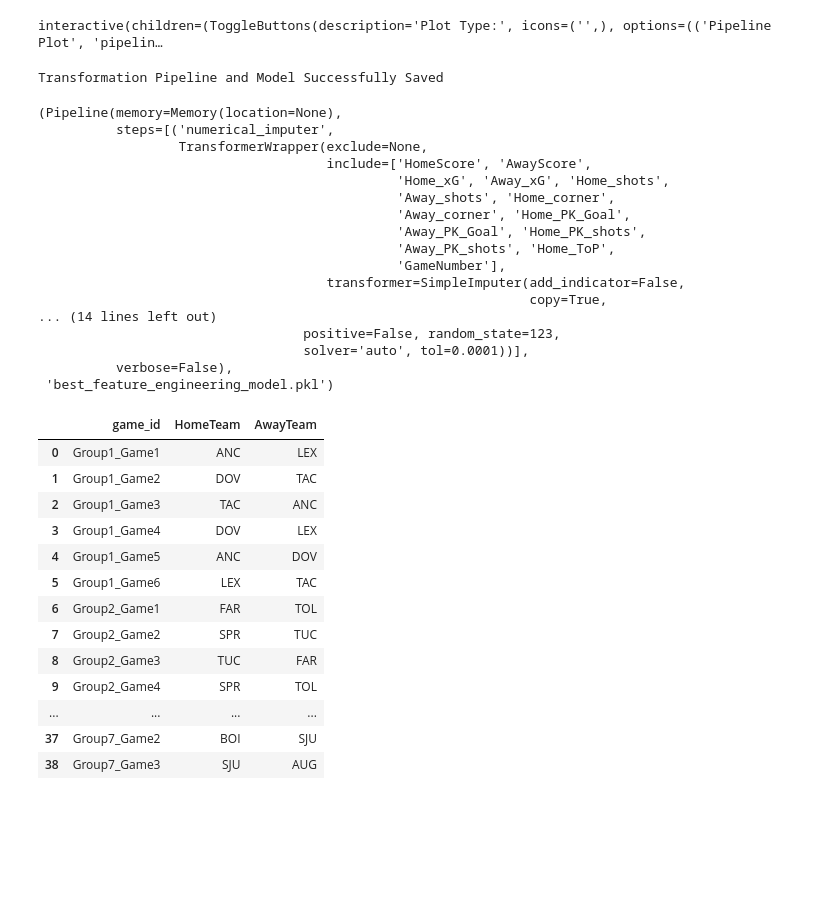
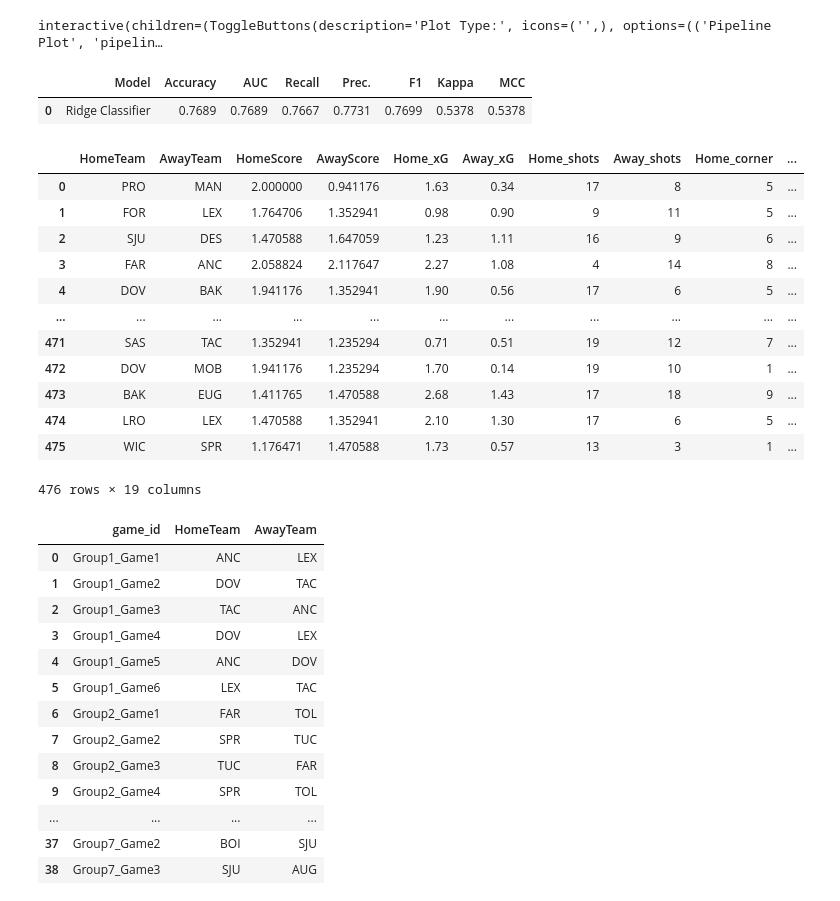
Before and after one commit to disbh/Wharton-HS-Competition-Soccer-Playoff-Predictions, a Jupyter notebook: python/feature_engineering.ipynb, the cells around one changed output. Drawn from its saved outputs; the diff is of its cells as text; code cells hidden in the pictures; blank space fills up the shorter version.

```diff
--- a/python/feature_engineering.ipynb
+++ b/python/feature_engineering.ipynb
@@ -371,27 +355,32 @@ best = s.compare_models()
 s.evaluate_model(best)
 # %% [output]
 interactive(children=(ToggleButtons(description='Plot Type:', icons=('',), options=(('Pipeline Plot', 'pipelin…
+# %%
+# Use the model to predict the winners of the regular season games
+regular_results = s.predict_model(best, data=data, raw_score=True)
+
+# Predicted Winner
+regular_results['Predicted_Winner'] = np.where(regular_results['prediction_label'], regular_results['HomeTeam'], regular_results['AwayTeam'])
+
+regular_results
+# %% [output]
+|  | Model | Accuracy | AUC | Recall | Prec. | F1 | Kappa | MCC |
+| 0 | Ridge Classifier | 0.7689 | 0.7689 | 0.7667 | 0.7731 | 0.7699 | 0.5378 | 0.5378 |
+|  | HomeTeam | AwayTeam | HomeScore | AwayScore | Home_xG | Away_xG | Home_shots | Away_shots | Home_corner | ... |
+| 0 | PRO | MAN | 2.000000 | 0.941176 | 1.63 | 0.34 | 17 | 8 | 5 | ... |
+| 1 | FOR | LEX | 1.764706 | 1.352941 | 0.98 | 0.90 | 9 | 11 | 5 | ... |
+| 2 | SJU | DES | 1.470588 | 1.647059 | 1.23 | 1.11 | 16 | 9 | 6 | ... |
+| 3 | FAR | ANC | 2.058824 | 2.117647 | 2.27 | 1.08 | 4 | 14 | 8 | ... |
+| 4 | DOV | BAK | 1.941176 | 1.352941 | 1.90 | 0.56 | 17 | 6 | 5 | ... |
+| ... | ... | ... | ... | ... | ... | ... | ... | ... | ... | ... |
+| 471 | SAS | TAC | 1.352941 | 1.235294 | 0.71 | 0.51 | 19 | 12 | 7 | ... |
+| 472 | DOV | MOB | 1.941176 | 1.235294 | 1.70 | 0.14 | 19 | 10 | 1 | ... |
+| 473 | BAK | EUG | 1.411765 | 1.470588 | 2.68 | 1.43 | 17 | 18 | 9 | ... |
+| 474 | LRO | LEX | 1.470588 | 1.352941 | 2.10 | 1.30 | 17 | 6 | 5 | ... |
+| 475 | WIC | SPR | 1.176471 | 1.470588 | 1.73 | 0.57 | 13 | 3 | 1 | ... |
+476 rows × 19 columns
 # %%
-s.save_model(best, 'best_feature_engineering_model')
+# s.save_model(best, 'best_feature_engineering_model')
-# %% [output]
-Transformation Pipeline and Model Successfully Saved
-(Pipeline(memory=Memory(location=None),
-          steps=[('numerical_imputer',
-                  TransformerWrapper(exclude=None,
-                                     include=['HomeScore', 'AwayScore',
-                                              'Home_xG', 'Away_xG', 'Home_shots',
-                                              'Away_shots', 'Home_corner',
-                                              'Away_corner', 'Home_PK_Goal',
-                                              'Away_PK_Goal', 'Home_PK_shots',
-                                              'Away_PK_shots', 'Home_ToP',
-                                              'GameNumber'],
-                                     transformer=SimpleImputer(add_indicator=False,
-                                                               copy=True,
-... (14 lines left out)
-                                  positive=False, random_state=123,
-                                  solver='auto', tol=0.0001))],
-          verbose=False),
- 'best_feature_engineering_model.pkl')
 # %%
 # Load the group stage game data
 group_stage_data = pd.read_csv(os.path.join(os.path.dirname(os.getcwd()), 'data', 'NSL_Group_Round_Games.csv'))
```
Also changed, not shown: parts of 6 cells of this notebook, 13 other files.
